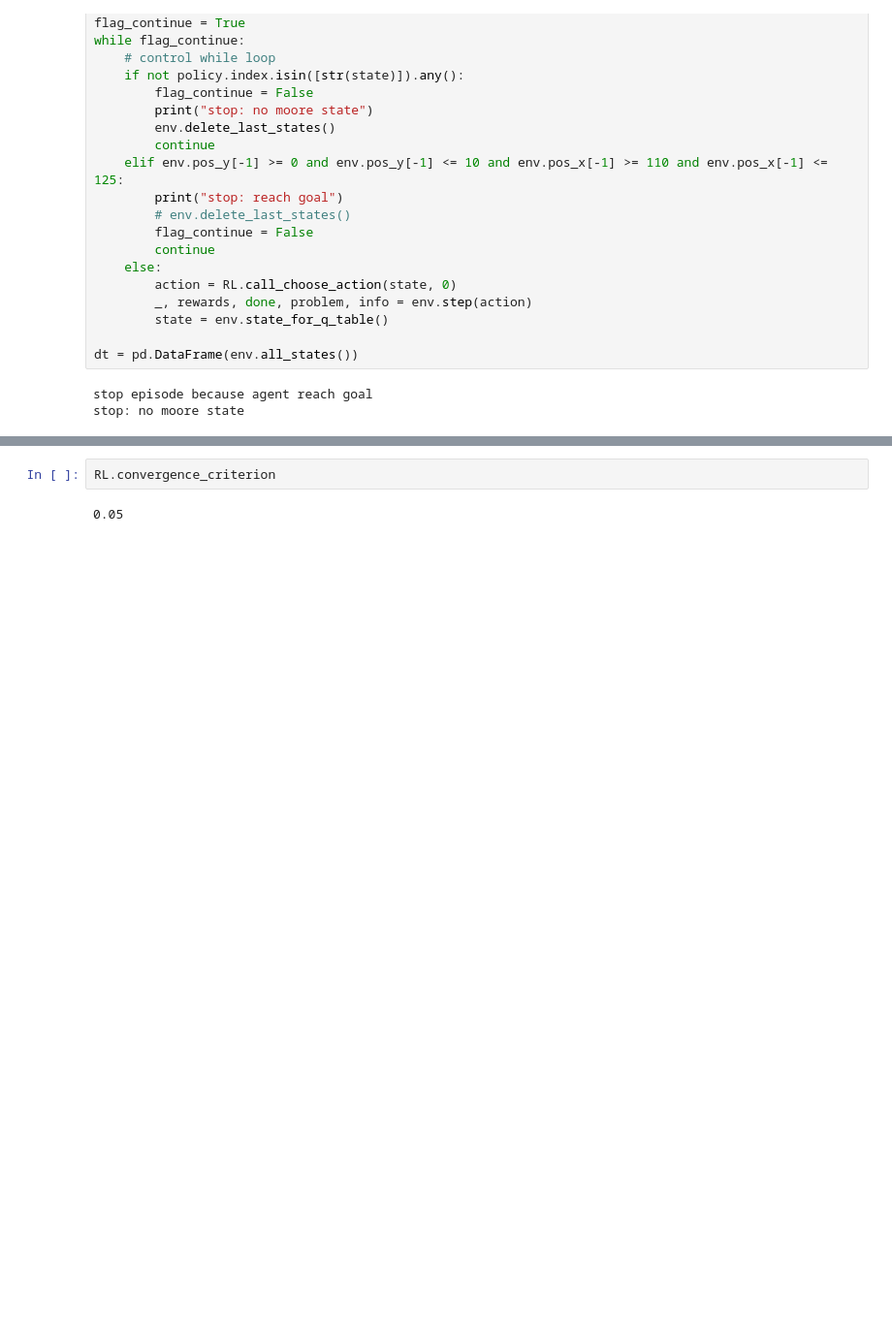
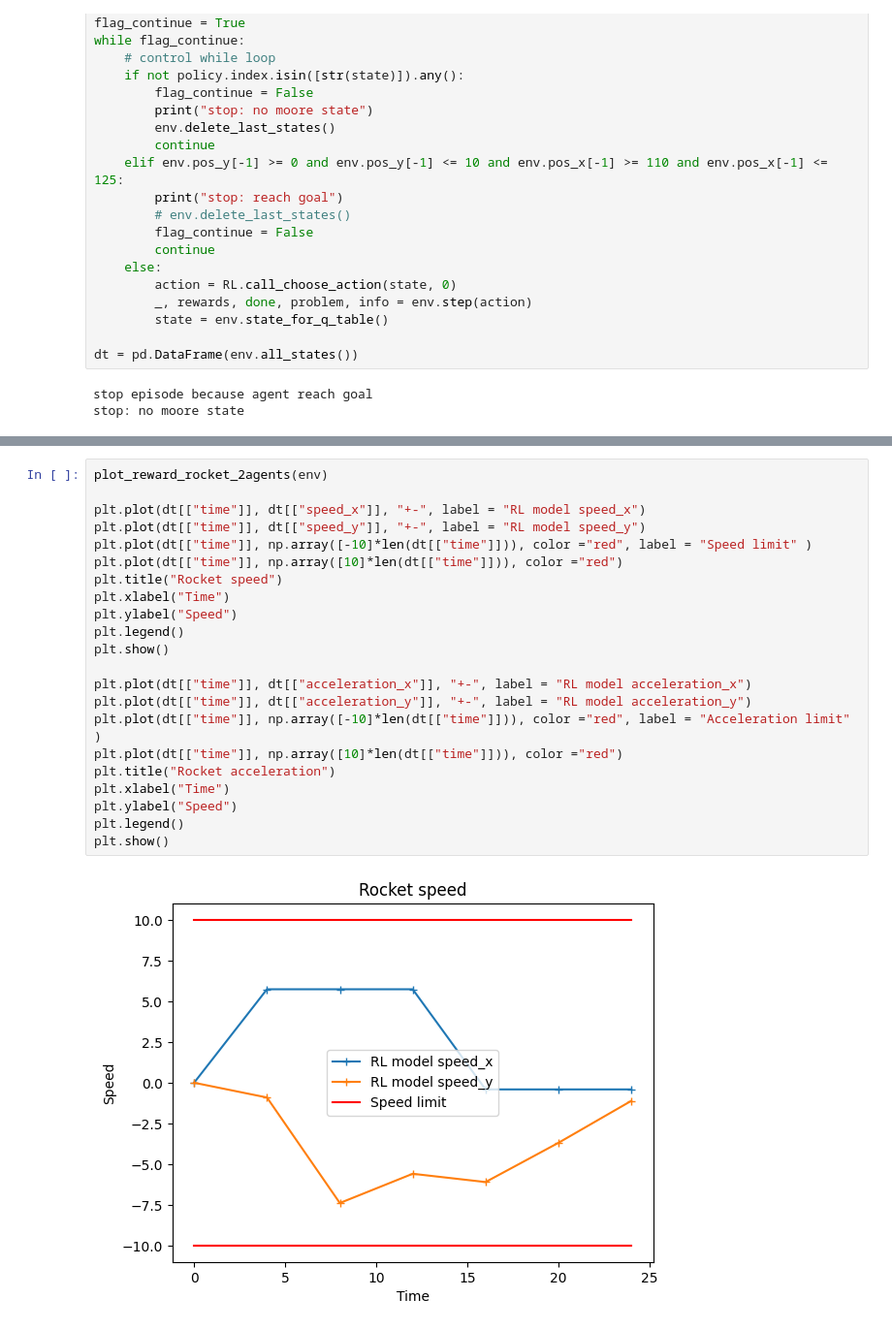
Before and after one commit to jaysenSAW/RL_engine, a Jupyter notebook: notebook/tuto_3.ipynb, the cells around one changed output, grey strips where cells are left out. Shown at 97% size. Drawn from its saved outputs; the diff is of its cells as text; blank space fills up the shorter version.

```diff
--- a/notebook/tuto_3.ipynb
+++ b/notebook/tuto_3.ipynb
@@ -343,4 +236,24 @@ Starting with ImageIO v3 the behavior of this function will switch to that of ii
-# %%
-RL.convergence_criterion
-# %% [output]
-0.05
+# %%
+plot_reward_rocket_2agents(env)
+
+plt.plot(dt[["time"]], dt[["speed_x"]], "+-", label = "RL model speed_x")
+plt.plot(dt[["time"]], dt[["speed_y"]], "+-", label = "RL model speed_y")
+plt.plot(dt[["time"]], np.array([-10]*len(dt[["time"]])), color ="red", label = "Speed limit" )
+plt.plot(dt[["time"]], np.array([10]*len(dt[["time"]])), color ="red")
+plt.title("Rocket speed")
+plt.xlabel("Time")
+plt.ylabel("Speed")
+plt.legend()
+plt.show()
+
+plt.plot(dt[["time"]], dt[["acceleration_x"]], "+-", label = "RL model acceleration_x")
+plt.plot(dt[["time"]], dt[["acceleration_y"]], "+-", label = "RL model acceleration_y")
+plt.plot(dt[["time"]], np.array([-10]*len(dt[["time"]])), color ="red", label = "Acceleration limit" )
+plt.plot(dt[["time"]], np.array([10]*len(dt[["time"]])), color ="red")
+plt.title("Rocket acceleration")
+plt.xlabel("Time")
+plt.ylabel("Speed")
+plt.legend()
+plt.show()
+# %% [output]
+[figure, added]
```
Also changed, not shown: parts of 15 cells of this notebook.
